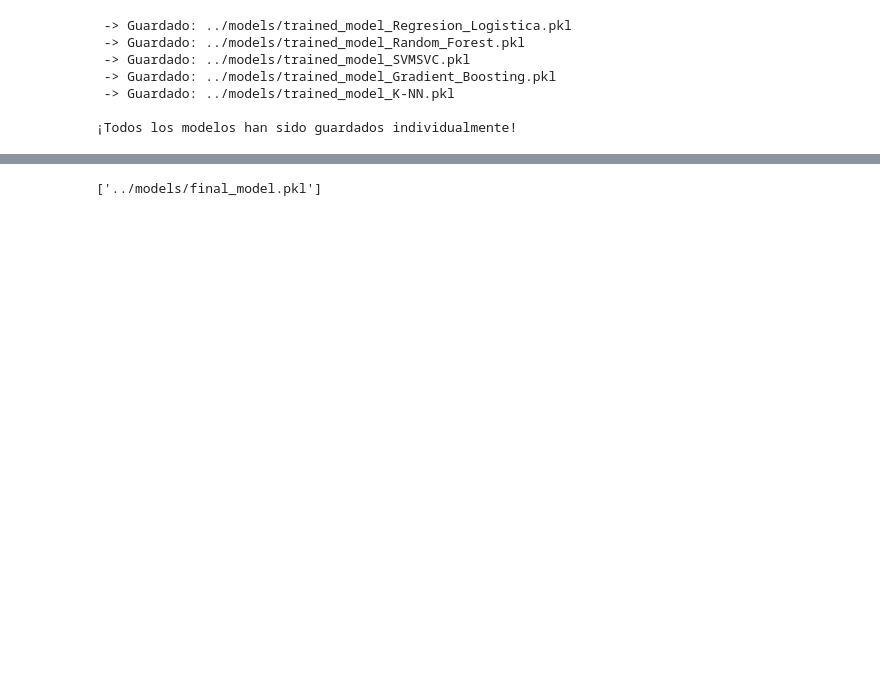
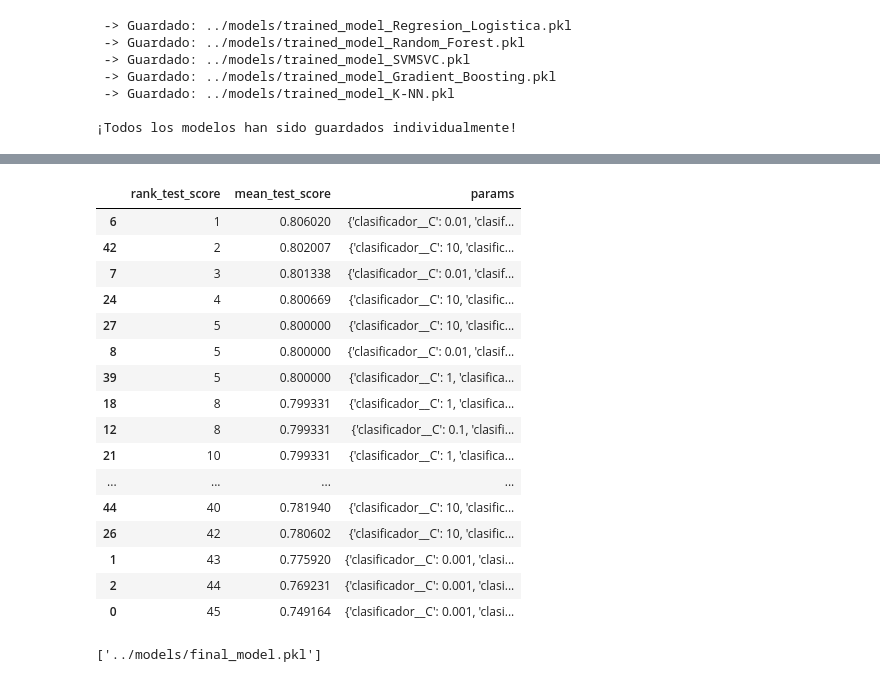
Before and after one commit to danilaviaart-lgtm/churn_rate, a Jupyter notebook: notebooks/03_Modelo.ipynb, the cells around one changed output, grey strips where cells are left out. Drawn from its saved outputs; the diff is of its cells as text; code cells hidden in the pictures; blank space fills up the shorter version.

```diff
--- a/notebooks/03_Modelo.ipynb
+++ b/notebooks/03_Modelo.ipynb
@@ -251,6 +277,26 @@ resultados_df = pd.DataFrame(grid_search.cv_results_)
 # Seleccionar solo las columnas que más importan y ordenarlas por el mejor resultado
 resumen = resultados_df[['rank_test_score', 'mean_test_score', 'params']]
 resumen_ordenado = resumen.sort_values(by='rank_test_score')
+# %%
+resumen_ordenado
+# %% [output]
+|  | rank_test_score | mean_test_score | params |
+| 6 | 1 | 0.806020 | {'clasificador__C': 0.01, 'clasif... |
+| 42 | 2 | 0.802007 | {'clasificador__C': 10, 'clasific... |
+| 7 | 3 | 0.801338 | {'clasificador__C': 0.01, 'clasif... |
+| 24 | 4 | 0.800669 | {'clasificador__C': 10, 'clasific... |
+| 27 | 5 | 0.800000 | {'clasificador__C': 10, 'clasific... |
+| 8 | 5 | 0.800000 | {'clasificador__C': 0.01, 'clasif... |
+| 39 | 5 | 0.800000 | {'clasificador__C': 1, 'clasifica... |
+| 18 | 8 | 0.799331 | {'clasificador__C': 1, 'clasifica... |
+| 12 | 8 | 0.799331 | {'clasificador__C': 0.1, 'clasifi... |
+| 21 | 10 | 0.799331 | {'clasificador__C': 1, 'clasifica... |
+| ... | ... | ... | ... |
+| 44 | 40 | 0.781940 | {'clasificador__C': 10, 'clasific... |
+| 26 | 42 | 0.780602 | {'clasificador__C': 10, 'clasific... |
+| 1 | 43 | 0.775920 | {'clasificador__C': 0.001, 'clasi... |
+| 2 | 44 | 0.769231 | {'clasificador__C': 0.001, 'clasi... |
+| 0 | 45 | 0.749164 | {'clasificador__C': 0.001, 'clasi... |
 # %%
 #seleccionamso el mejor estimador
 mejor_pipeline_final = grid_search.best_estimator_
```
Also changed, not shown: parts of 14 cells of this notebook, 23 other files.
